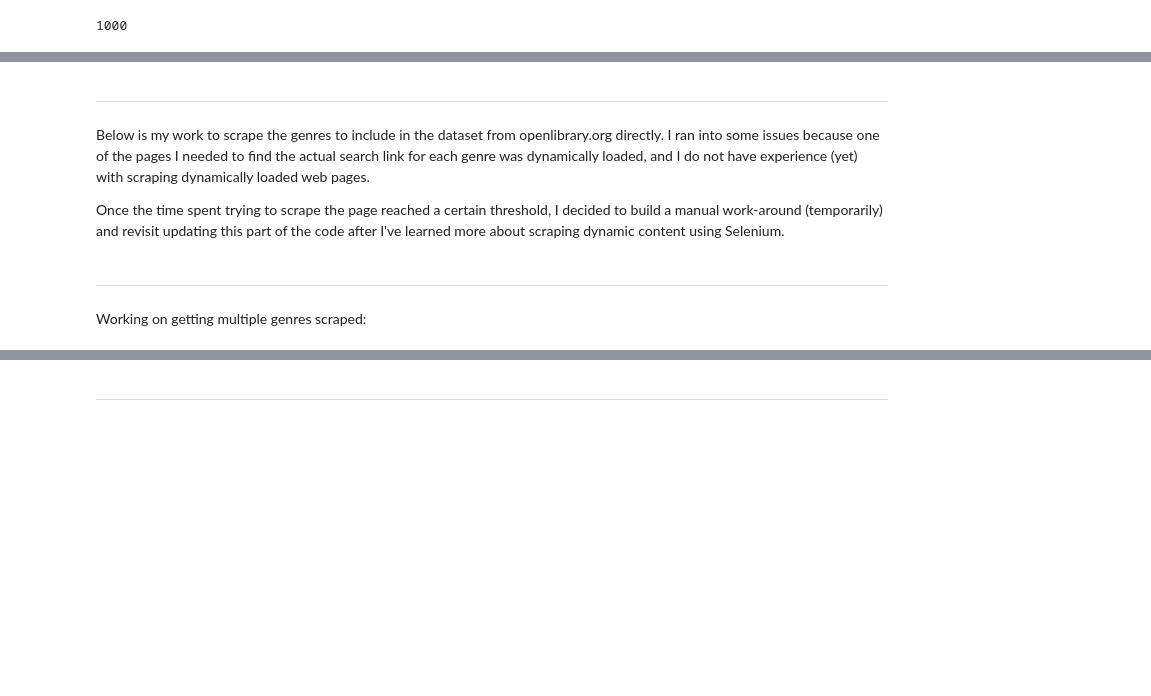
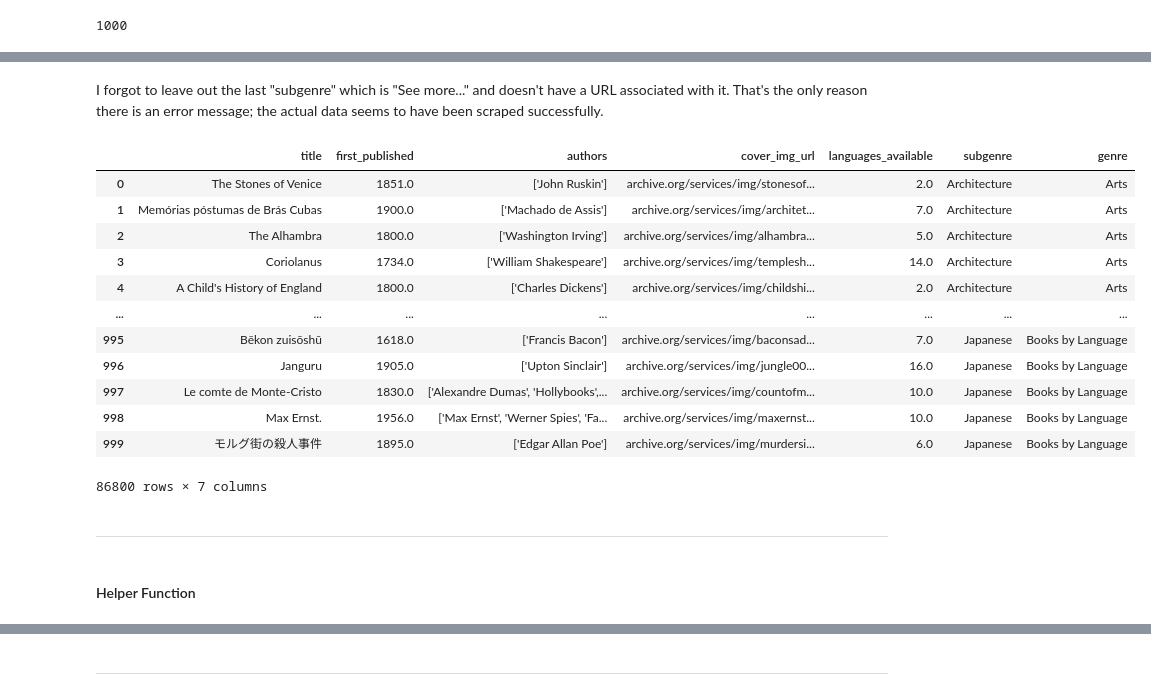
Before and after one commit to ran0027/book-covers, a Jupyter notebook: web-scraping.ipynb, the cells around one changed output, grey strips where cells are left out. Cells and saved outputs as stored; diff of their text form; code cells hidden in the pictures; blank space fills up the shorter version.

Commit message:
Finish scraping book information and store in library csv file

```diff
--- a/web-scraping.ipynb
+++ b/web-scraping.ipynb
@@ -171,0 +196,2 @@ pd.concat([pd.DataFrame({'title': [], 'first_published': [], 'authors': [], 'cov
+# %% [markdown]
+I forgot to leave out the last "subgenre" which is "See more..." and doesn't have a URL associated with it. That's the only reason there is an error message; the actual data seems to have been scraped successfully.
@@ -171,0 +200,16 @@ pd.concat([pd.DataFrame({'title': [], 'first_published': [], 'authors': [], 'cov
+# %%
+pd.read_csv('library.csv', index_col=0)
+# %% [output]
+|  | title | first_published | authors | cover_img_url | languages_available | subgenre | genre |
+| 0 | The Stones of Venice | 1851.0 | ['John Ruskin'] | archive.org/services/img/stonesof... | 2.0 | Architecture | Arts |
+| 1 | Memórias póstumas de Brás Cubas | 1900.0 | ['Machado de Assis'] | archive.org/services/img/architet... | 7.0 | Architecture | Arts |
+| 2 | The Alhambra | 1800.0 | ['Washington Irving'] | archive.org/services/img/alhambra... | 5.0 | Architecture | Arts |
+| 3 | Coriolanus | 1734.0 | ['William Shakespeare'] | archive.org/services/img/templesh... | 14.0 | Architecture | Arts |
+| 4 | A Child's History of England | 1800.0 | ['Charles Dickens'] | archive.org/services/img/childshi... | 2.0 | Architecture | Arts |
+| ... | ... | ... | ... | ... | ... | ... | ... |
+| 995 | Bēkon zuisōshū | 1618.0 | ['Francis Bacon'] | archive.org/services/img/baconsad... | 7.0 | Japanese | Books by Language |
+| 996 | Janguru | 1905.0 | ['Upton Sinclair'] | archive.org/services/img/jungle00... | 16.0 | Japanese | Books by Language |
+| 997 | Le comte de Monte-Cristo | 1830.0 | ['Alexandre Dumas', 'Hollybooks',... | archive.org/services/img/countofm... | 10.0 | Japanese | Books by Language |
+| 998 | Max Ernst. | 1956.0 | ['Max Ernst', 'Werner Spies', 'Fa... | archive.org/services/img/maxernst... | 10.0 | Japanese | Books by Language |
+| 999 | モルグ街の殺人事件 | 1895.0 | ['Edgar Allan Poe'] | archive.org/services/img/murdersi... | 6.0 | Japanese | Books by Language |
+86800 rows × 7 columns
@@ -172,10 +218,4 @@ pd.concat([pd.DataFrame({'title': [], 'first_published': [], 'authors': [], 'cov
 # %% [markdown]
 ---
-# %% [markdown]
-Below is my work to scrape the genres to include in the dataset from openlibrary.org directly. I ran into some issues because one of the pages I needed to find the actual search link for each genre was dynamically loaded, and I do not have experience (yet) with scraping dynamically loaded web pages.
-
-Once the time spent trying to scrape the page reached a certain threshold, I decided to build a manual work-around (temporarily) and revisit updating this part of the code after I've learned more about scraping dynamic content using Selenium.
 # %% [markdown]
----
+#### Helper Function
-# %% [markdown]
-Working on getting multiple genres scraped:
```
Also changed, not shown: parts of 67 cells of this notebook, 2 other files.
